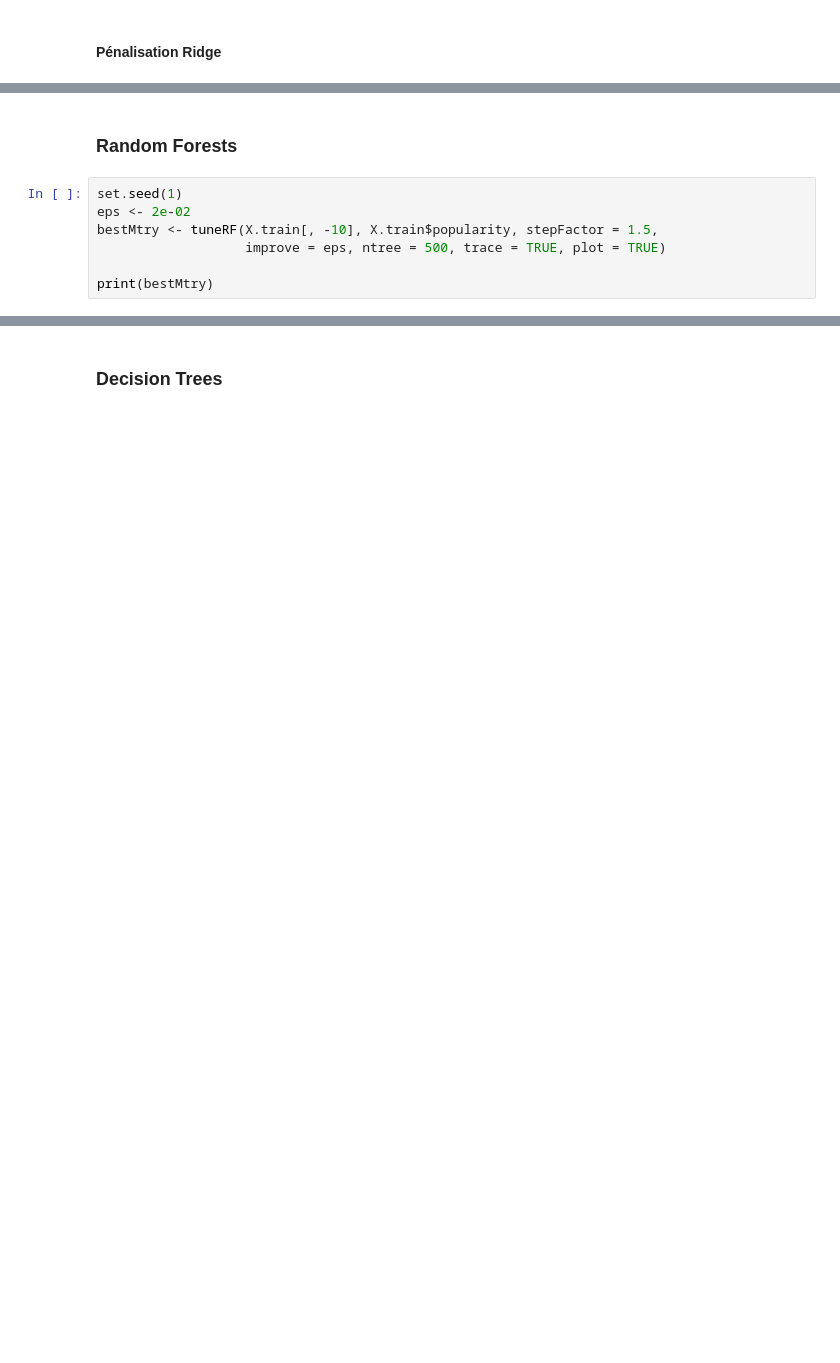
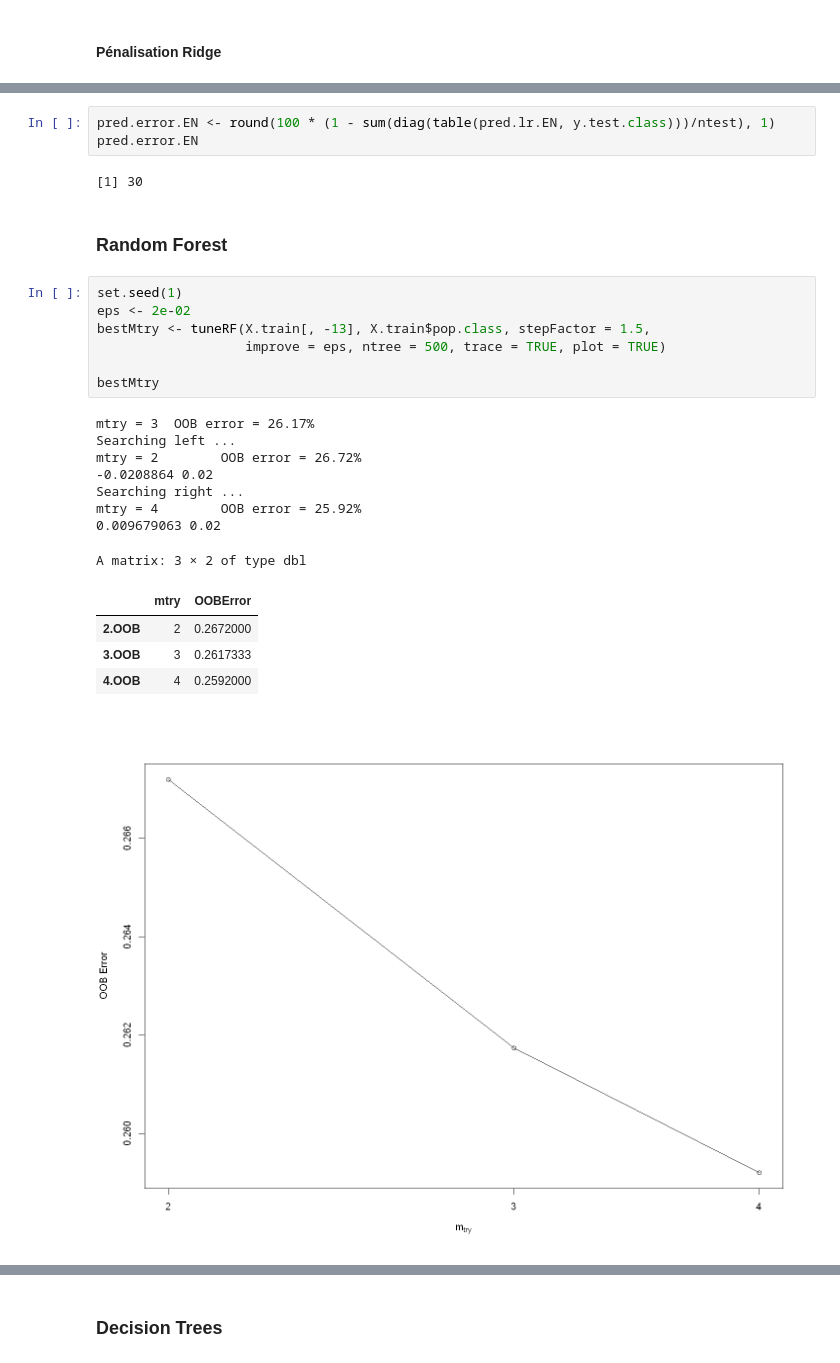
Before and after one commit to jayalabanda/projet-ML, a Jupyter notebook: rapport_R.ipynb, the cells around one changed output, grey strips where cells are left out. Saved outputs shown, nothing was run; the diff lists cells and outputs as text; blank space fills up the shorter version.

```diff
--- a/rapport_R.ipynb
+++ b/rapport_R.ipynb
@@ -627,12 +1032,31 @@ paste("Prediction error: ",
+# %%
+pred.error.EN <- round(100 * (1 - sum(diag(table(pred.lr.EN, y.test.class)))/ntest), 1)
+pred.error.EN
+# %% [output]
+[1] 30
 # %% [markdown]
-### Random Forests
+### Random Forest
 # %%
 set.seed(1)
 eps <- 2e-02
-bestMtry <- tuneRF(X.train[, -10], X.train$popularity, stepFactor = 1.5,
+bestMtry <- tuneRF(X.train[, -13], X.train$pop.class, stepFactor = 1.5,
                    improve = eps, ntree = 500, trace = TRUE, plot = TRUE)
 
-print(bestMtry)
+bestMtry
+# %% [output]
+mtry = 3  OOB error = 26.17%
+Searching left ...
+mtry = 2        OOB error = 26.72%
+-0.0208864 0.02
+Searching right ...
+mtry = 4        OOB error = 25.92%
+0.009679063 0.02
+A matrix: 3 × 2 of type dbl
+|  | mtry | OOBError |
+| 2.OOB | 2 | 0.2672000 |
+| 3.OOB | 3 | 0.2617333 |
+| 4.OOB | 4 | 0.2592000 |
+[figure, added]
 # %%
 rf.class <- randomForest(pop.class ~ ., data = X.train, mtry = 4,
                          xtest = X.test[, -13], ytest = X.test$pop.class,
```
Also changed, not shown: parts of 182 cells of this notebook, 1 other file.
